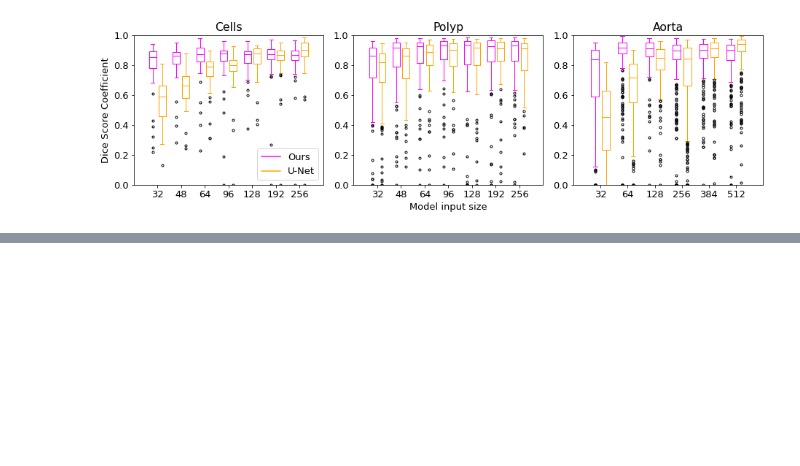
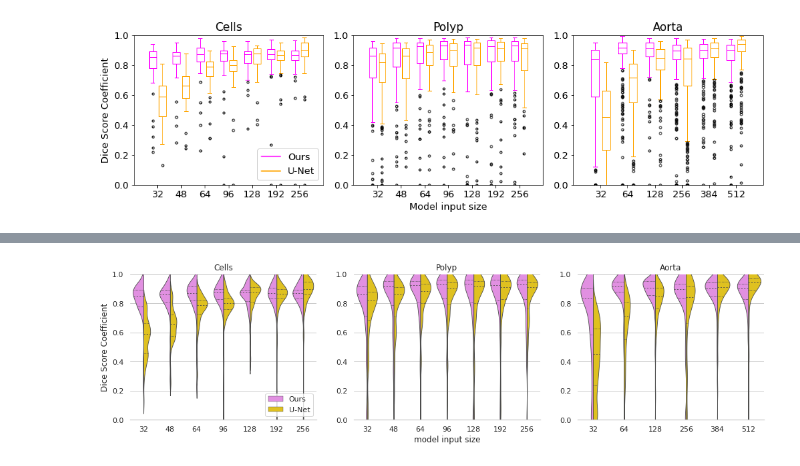
Before and after one commit to marinbenc/segment-then-segment, a Jupyter notebook: viz.ipynb, the cells around one changed output, grey strips where cells are left out. Saved outputs shown, nothing was run; the diff lists cells and outputs as text; code cells hidden in the pictures; blank space fills up the shorter version.

```diff
--- a/viz.ipynb
+++ b/viz.ipynb
@@ -639,0 +670,68 @@ plt.savefig('plots/box-plots.png', bbox_inches='tight')
+# %%
+import os.path as p
+import pandas as pd
+
+datasets = ['cells', 'polyp', 'aa']
+
+all_experiments = os.listdir('logs')
+all_experiments = [e for e in all_experiments if '_cropped_' in e]
+
+def set_box_color(bp, color):
+    plt.setp(bp['boxes'], color=color)
+    plt.setp(bp['whiskers'], color=color)
+    plt.setp(bp['caps'], color=color)
+    plt.setp(bp['medians'], color=color)
+    plt.setp(bp['fliers'], color=color)
+
+fig, axs = plt.subplots(1, 3, figsize=(17, 4))
+axs = axs.flatten()
+titles = ['Cells', 'Polyp', 'Aorta']
+
+axs[0].set_ylabel('Dice Score Coefficient')
+axs[1].set_xlabel('Model input size')
+
+for dataset, ax, title in zip(datasets, axs, titles):
+  experiments = [e for e in all_experiments if dataset in e]
+  experiments = natsorted(experiments)
+
+  if ax == axs[2]:
+    experiments = experiments[::2]
+
+  sizes = [e.split('_')[-1] for e in experiments]
+  sizes_all = []
+  dscs_cropped_all = []
+  dscs_uncropped_all = []
+  for experiment, size in zip(experiments, sizes):
+    dscs_cropped = np.load(p.join('logs', experiment, 'output_metrics_cropped.npy'))[0]
+    dscs_uncropped = np.load(p.join('logs', experiment, 'output_metrics_uncropped.npy'))[0]
+    dscs_cropped_all += list(dscs_cropped)
+    dscs_uncropped_all += list(dscs_uncropped)
+    sizes_all += [size] * len(dscs_cropped)
+
+  data = {
+    'sizes': sizes_all * 2,
+    'dsc': dscs_cropped_all + dscs_uncropped_all,
+    'model': ['Ours'] * len(dscs_cropped_all) + ['U-Net'] * len(dscs_uncropped_all)
+  }
+  data = pd.DataFrame(data=data)
+  sns.violinplot(ax=ax, data=data, x='sizes', y='dsc', hue='model',
+                split=True, inner='quartiles', linewidth=0.85, scale='area', bw=0.3,
+                palette={"U-Net": "gold", "Ours": "violet"})
+  sns.despine(ax=ax, left=True)
+  ax.set_ylim(0, 1)
+
+  ax.set_xlabel('')
+  ax.set_ylabel('')
+  ax.set_title(title)
+
+  if ax != axs[0]:
+    ax.legend([], [], frameon=False)
+
+
+axs[0].set_ylabel('Dice Score Coefficient')
+axs[1].set_xlabel('model input size')
+axs[0].legend(loc='lower right')
+
+plt.savefig('plots/violin-plots.png', bbox_inches='tight')
+# %% [output]
+[figure, added]
```
Also changed, not shown: parts of 1 cell of this notebook, 11 other files.
